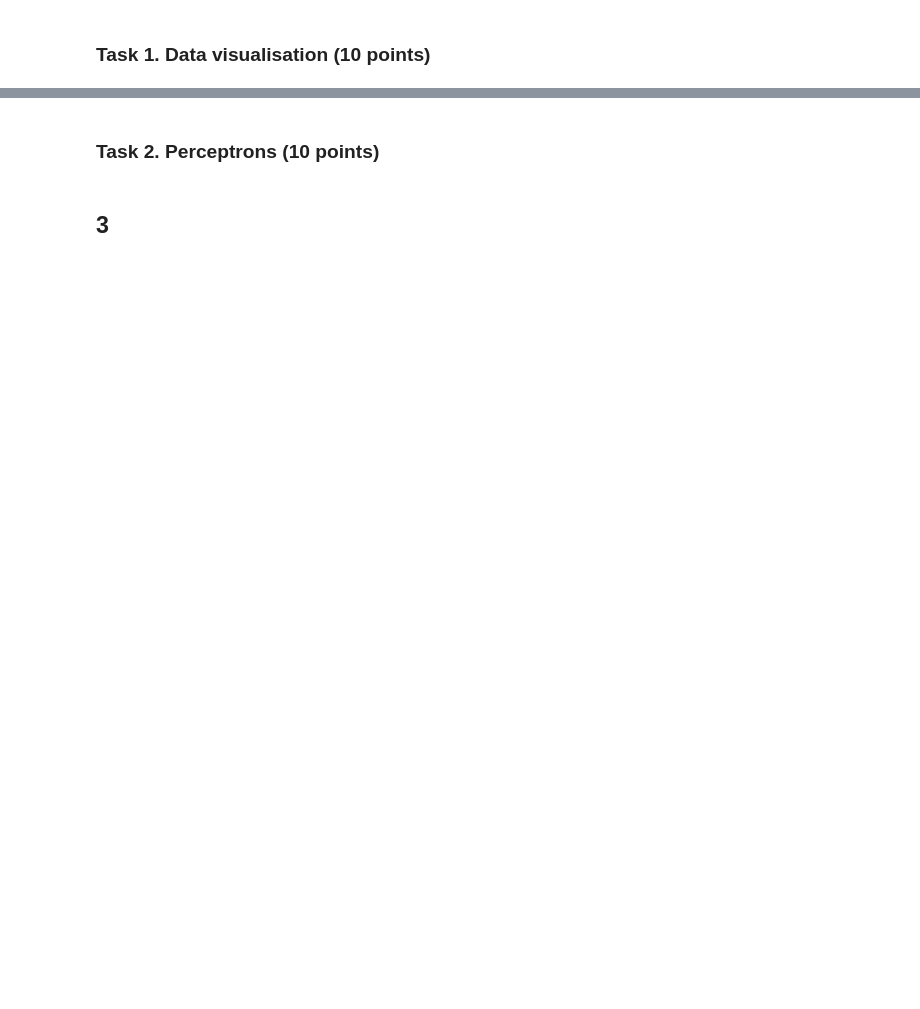
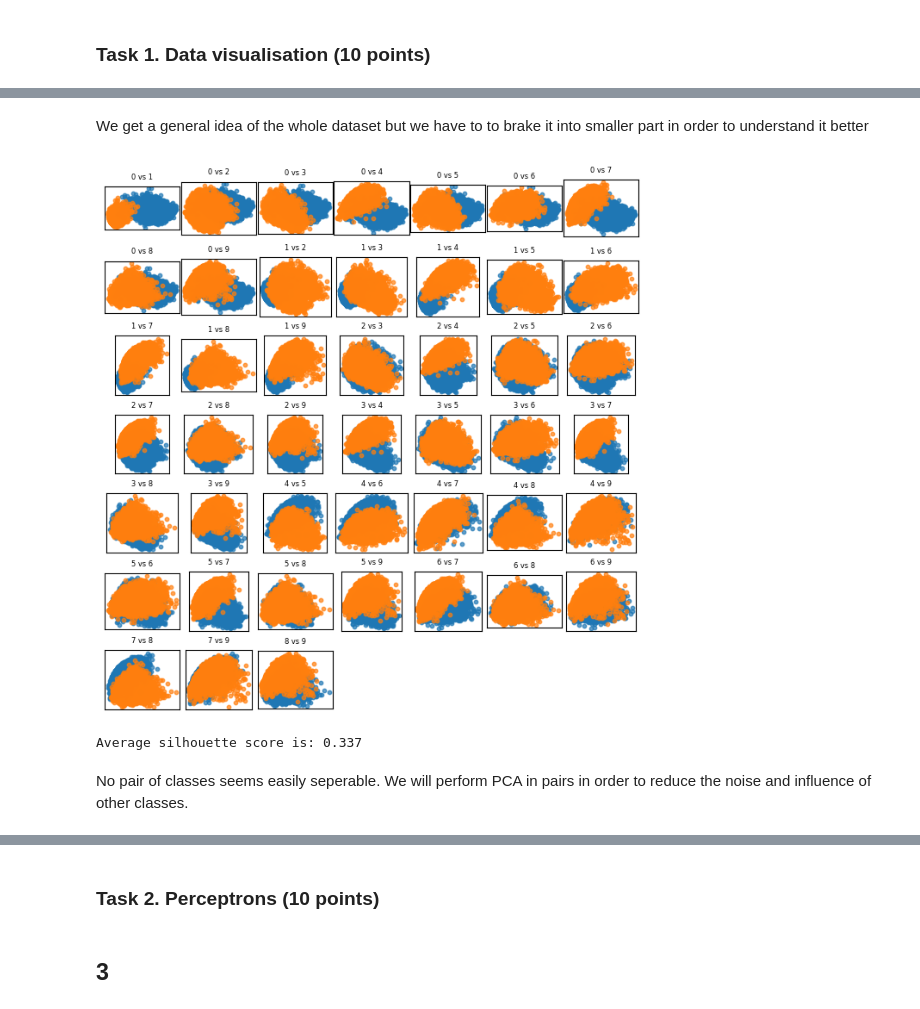
Before and after one commit to Manouil/ffoml, a Jupyter notebook: ga2.ipynb, the cells around one changed output, grey strips where cells are left out. Saved outputs shown, nothing was run; the diff lists cells and outputs as text; code cells hidden in the pictures; blank space fills up the shorter version.

Commit message:
part 1 code done, do report

```diff
--- a/ga2.ipynb
+++ b/ga2.ipynb
@@ -41,0 +51,54 @@ plt.show()
+# %% [markdown]
+We get a general idea of the whole dataset but we have to to brake it into smaller part in order to understand it better
+# %%
+# all pairs of classes
+class_pairs = list(combinations(range(10), 2))
+
+# set up plot table shape
+fig, axes = plt.subplots(len(class_pairs) // 7 + (len(class_pairs) % 7 != 0), 7, figsize=(8, 8))
+
+axes = axes.flatten()
+
+total_sil_score = 0
+
+# for all pairs of digits, take their pca data that we calculated before, plot them and get their silhouette score
+for idx, (class1, class2) in enumerate(class_pairs):
+    ax = axes[idx]
+
+    cond = (y_train == class1) + (y_train == class2)
+    x_train_pca_bin = x_train_pca[cond, :]
+    y_train_pca_bin = y_train [cond] * 1
+
+    y_train_pca_bin = np.where(y_train_pca_bin == class1, -1, 1)
+
+    # this calculates the similarity of the cluster's samples which gives a hint to their separability.
+    # Values range from [0 to 1] for datasets with no misclassifications. Higher is better
+    sil_score = silhouette_score(x_train_pca_bin, y_train_pca_bin)
+    total_sil_score += sil_score
+
+    # plot first and second component, for one class and then the other
+    ax.scatter(x_train_pca_bin[y_train_pca_bin == -1, 0], x_train_pca_bin[y_train_pca_bin == -1, 1], alpha=0.7, s=10, label=f'Class {class1}')
+    ax.scatter(x_train_pca_bin[y_train_pca_bin == 1, 0], x_train_pca_bin[y_train_pca_bin == 1, 1], alpha=0.7, s=10, label=f'Class {class2}')
+
+    # Making plot less cluttered
+    ax.set_title(f'{class1} vs {class2}', fontsize=6)
+    ax.set_aspect('equal')
+    ax.set_xticks([])
+    ax.set_yticks([])
+    ax.set_xlabel('')
+    ax.set_ylabel('')
+
+# Remove empty subplots
+for idx in range(len(class_pairs), len(axes)):
+    fig.delaxes(axes[idx])
+
+# Reuce white space
+plt.subplots_adjust(wspace= 0.02, hspace=0.33)
+plt.show()
+
+print('Average silhouette score is:', round(total_sil_score/len(class_pairs), 3))
+# %% [output]
+[figure, added]
+Average silhouette score is: 0.337
+# %% [markdown]
+No pair of classes seems easily seperable. We will perform PCA in pairs in order to reduce the noise and influence of other classes.
```
Also changed, not shown: parts of 14 cells of this notebook, 1 other file.
